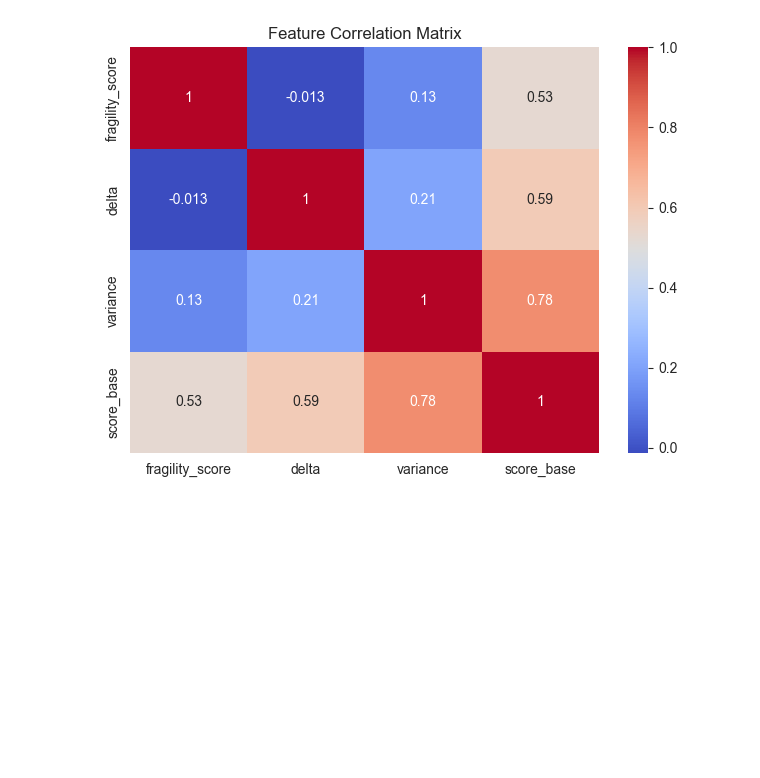
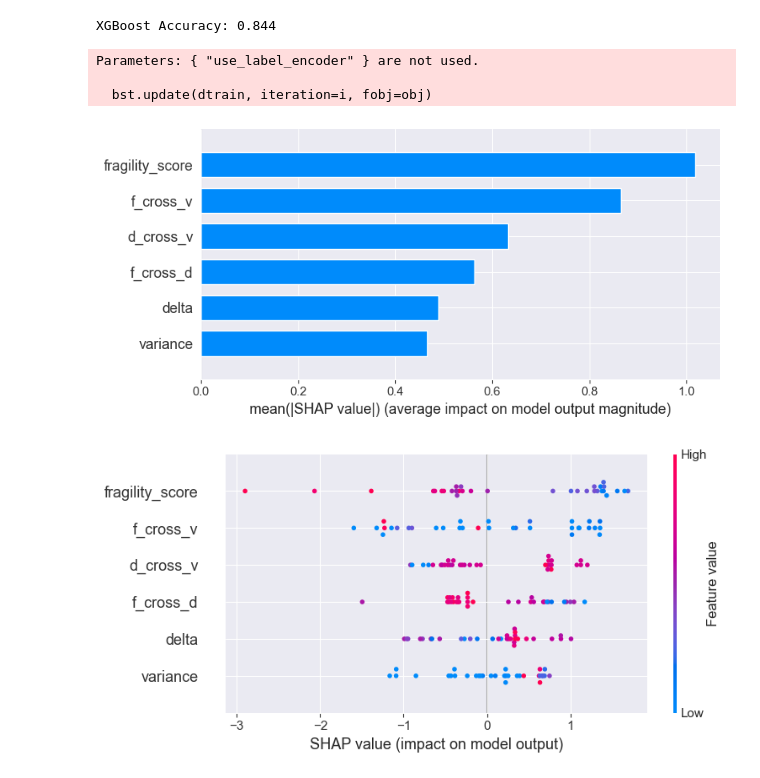
Before and after one commit to croco22/chess, a Jupyter notebook: pipeline/p5_shap_analysis.ipynb, the cells around one changed output. Cells and saved outputs as stored; diff of their text form; code cells hidden in the pictures; blank space fills up the shorter version.

```diff
--- a/pipeline/p5_shap_analysis.ipynb
+++ b/pipeline/p5_shap_analysis.ipynb
@@ -137,7 +158,19 @@ shap.summary_plot(shap_values, X, show=True)
 # %%
-sns.heatmap(X.corr(), annot=True, cmap="coolwarm")
-plt.title("Feature Correlation Matrix")
-plt.tight_layout()
-plt.show()
+xgb_model = XGBClassifier(use_label_encoder=False, eval_metric="logloss")
+xgb_model.fit(X_train, y_train)
+y_pred_xgb = xgb_model.predict(X_test)
+acc_xgb = accuracy_score(y_test, y_pred_xgb)
+print(f"\nXGBoost Accuracy: {acc_xgb:.3f}")
 # %% [output]
-[figure, removed]
+XGBoost Accuracy: 0.844
+Parameters: { "use_label_encoder" } are not used.
+
+  bst.update(dtrain, iteration=i, fobj=obj)
+# %%
+explainer_xgb = shap.Explainer(xgb_model, X_train)
+shap_values_xgb = explainer_xgb(X_test)
+shap.summary_plot(shap_values_xgb, features=X_test, feature_names=selected_features, plot_type="bar")
+shap.summary_plot(shap_values_xgb, features=X_test, feature_names=selected_features, show=True)
+# %% [output]
+[figure, added]
+[figure, added]
```
Also changed, not shown: parts of 15 cells of this notebook, 7 other files.
